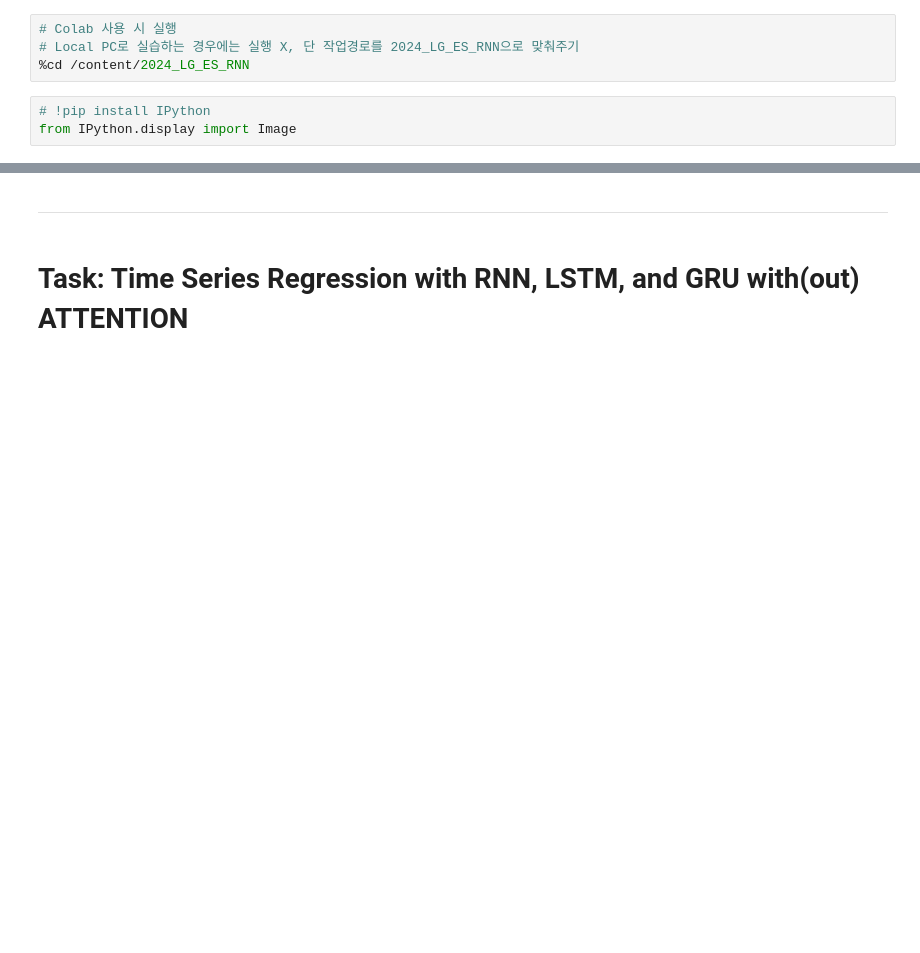
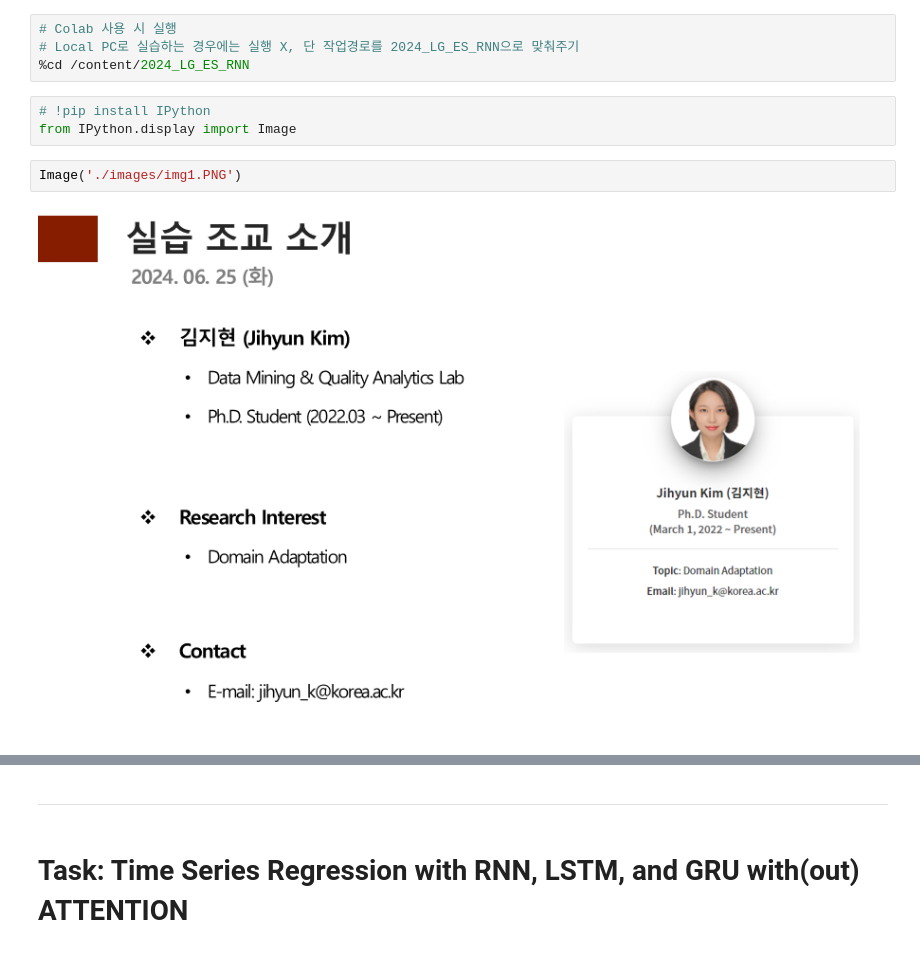
Before and after one commit to Im-JihyunKim/2024_LG_ES_RNN, a Jupyter notebook: 2-Regression.ipynb, the cells around one changed output, grey strips where cells are left out. Cells and saved outputs as stored; diff of their text form; blank space fills up the shorter version.

```diff
--- a/2-Regression.ipynb
+++ b/2-Regression.ipynb
@@ -7,3 +7,7 @@
 # %%
 # !pip install IPython
 from IPython.display import Image
+# %%
+Image('./images/img1.PNG')
+# %% [output]
+[figure, added]
```
Also changed, not shown: parts of 1 cell of this notebook, 4 other files.
